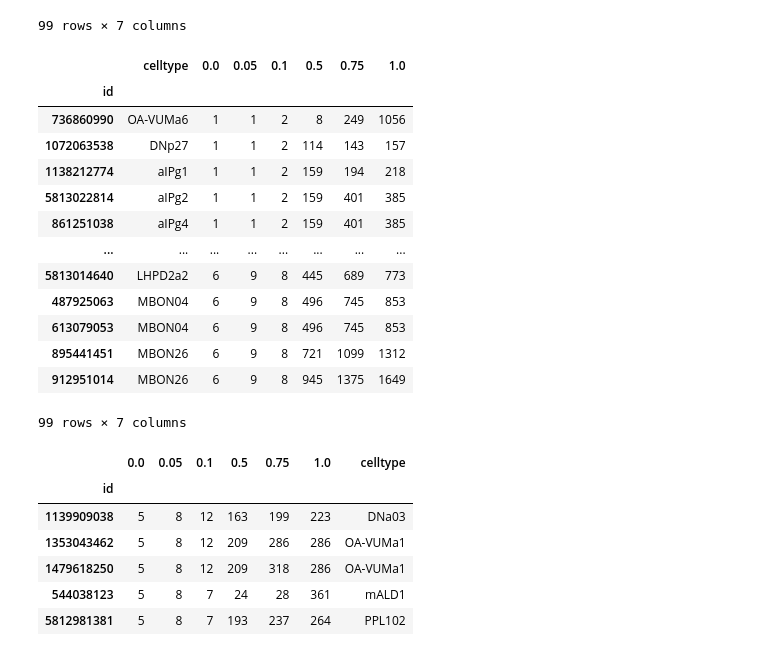
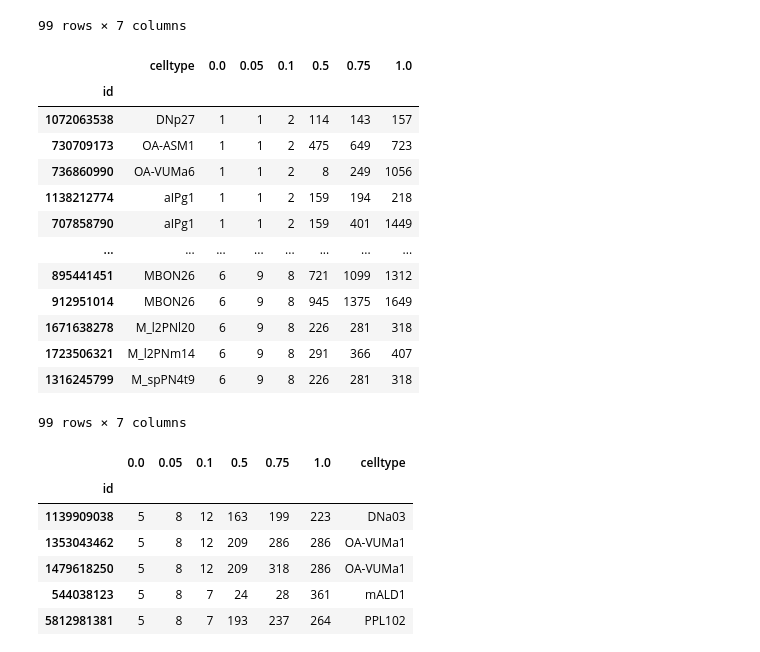
Before and after one commit to Gutierrez-lab/oviIN-analyses-gabrielle, a Jupyter notebook: sankey_modularity.ipynb, the cells around one changed output. Saved outputs shown, nothing was run; the diff lists cells and outputs as text; code cells hidden in the pictures.

```diff
--- a/sankey_modularity.ipynb
+++ b/sankey_modularity.ipynb
@@ -697,22 +901,22 @@ ovi_HB_chunk#['0.0'].value_counts()
 99 rows × 7 columns
 # %%
 # sort the data by 0.0 modularity and then by 0.05 modularity
-ovi_HB_chunk = ovi_HB_chunk.sort_values(by=['0.0','0.05','0.1','0.5','0.75','1.0','celltype'], ascending=True)
+ovi_HB_chunk = ovi_HB_chunk.sort_values(by=['0.0','0.05','0.1','celltype'], ascending=True)
 ovi_HB_chunk
 # %% [output]
 |  | celltype | 0.0 | 0.05 | 0.1 | 0.5 | 0.75 | 1.0 |
 | id |  |  |  |  |  |  |  |
+| 1072063538 | DNp27 | 1 | 1 | 2 | 114 | 143 | 157 |
+| 730709173 | OA-ASM1 | 1 | 1 | 2 | 475 | 649 | 723 |
 | 736860990 | OA-VUMa6 | 1 | 1 | 2 | 8 | 249 | 1056 |
-| 1072063538 | DNp27 | 1 | 1 | 2 | 114 | 143 | 157 |
 | 1138212774 | aIPg1 | 1 | 1 | 2 | 159 | 194 | 218 |
-| 5813022814 | aIPg2 | 1 | 1 | 2 | 159 | 401 | 385 |
-| 861251038 | aIPg4 | 1 | 1 | 2 | 159 | 401 | 385 |
+| 707858790 | aIPg1 | 1 | 1 | 2 | 159 | 401 | 1449 |
 | ... | ... | ... | ... | ... | ... | ... | ... |
-| 5813014640 | LHPD2a2 | 6 | 9 | 8 | 445 | 689 | 773 |
-| 487925063 | MBON04 | 6 | 9 | 8 | 496 | 745 | 853 |
-| 613079053 | MBON04 | 6 | 9 | 8 | 496 | 745 | 853 |
 | 895441451 | MBON26 | 6 | 9 | 8 | 721 | 1099 | 1312 |
 | 912951014 | MBON26 | 6 | 9 | 8 | 945 | 1375 | 1649 |
+| 1671638278 | M_l2PNl20 | 6 | 9 | 8 | 226 | 281 | 318 |
+| 1723506321 | M_l2PNm14 | 6 | 9 | 8 | 291 | 366 | 407 |
+| 1316245799 | M_spPN4t9 | 6 | 9 | 8 | 226 | 281 | 318 |
 99 rows × 7 columns
 # %%
 # export to csv
```
Also changed, not shown: parts of 19 cells of this notebook, 3 other files.
